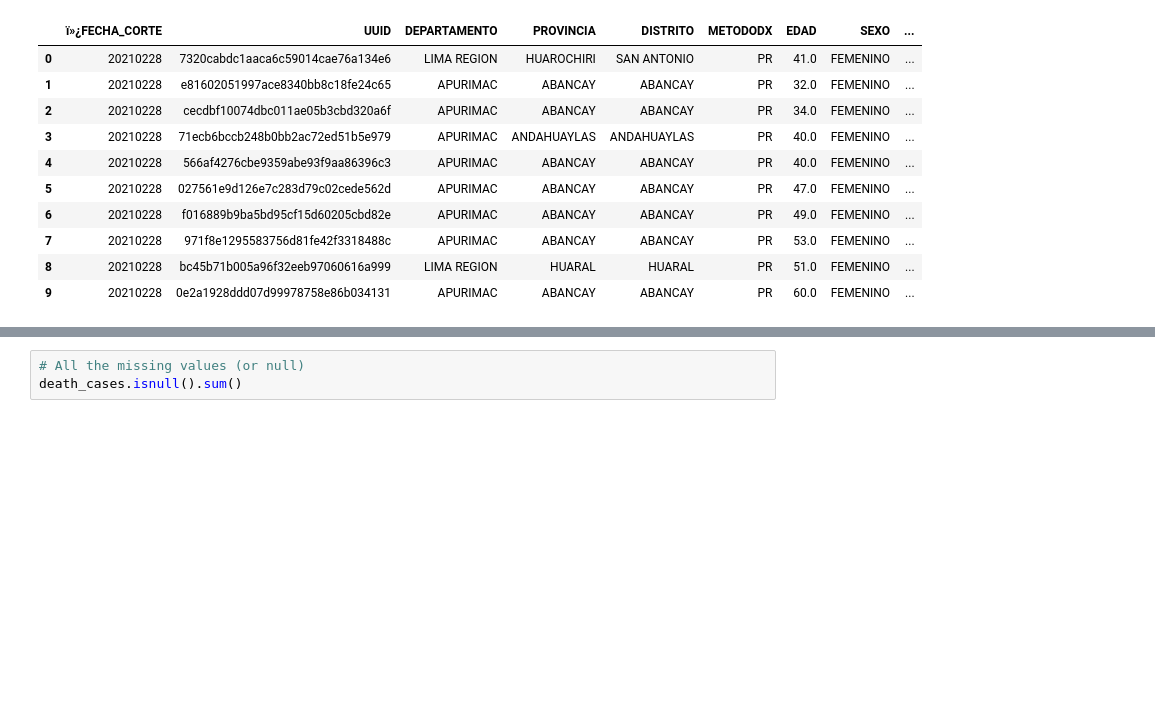
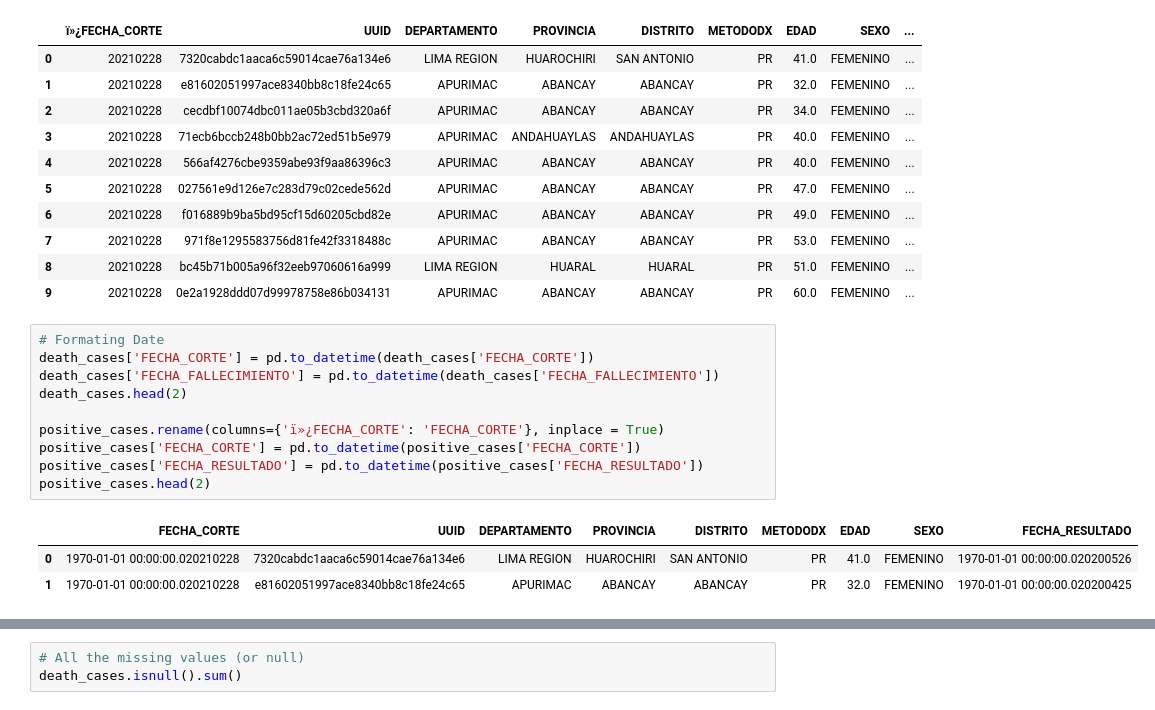
Before and after one commit to Frany-oss/Covid-in-Peru, a Jupyter notebook: Covid_In_Peru.ipynb, the cells around one changed output, grey strips where cells are left out. Drawn from its saved outputs; the diff is of its cells as text; blank space fills up the shorter version.

```diff
--- a/Covid_In_Peru.ipynb
+++ b/Covid_In_Peru.ipynb
@@ -52,5 +52,19 @@ positive_cases.head(10)
 | 7 | 20210228 | 971f8e1295583756d81fe42f3318488c | APURIMAC | ABANCAY | ABANCAY | PR | 53.0 | FEMENINO | ... |
 | 8 | 20210228 | bc45b71b005a96f32eeb97060616a999 | LIMA REGION | HUARAL | HUARAL | PR | 51.0 | FEMENINO | ... |
 | 9 | 20210228 | 0e2a1928ddd07d99978758e86b034131 | APURIMAC | ABANCAY | ABANCAY | PR | 60.0 | FEMENINO | ... |
+# %%
+# Formating Date
+death_cases['FECHA_CORTE'] = pd.to_datetime(death_cases['FECHA_CORTE'])
+death_cases['FECHA_FALLECIMIENTO'] = pd.to_datetime(death_cases['FECHA_FALLECIMIENTO'])
+death_cases.head(2)
+
+positive_cases.rename(columns={'ï»¿FECHA_CORTE': 'FECHA_CORTE'}, inplace = True)
+positive_cases['FECHA_CORTE'] = pd.to_datetime(positive_cases['FECHA_CORTE'])
+positive_cases['FECHA_RESULTADO'] = pd.to_datetime(positive_cases['FECHA_RESULTADO'])
+positive_cases.head(2)
+# %% [output]
+|  | FECHA_CORTE | UUID | DEPARTAMENTO | PROVINCIA | DISTRITO | METODODX | EDAD | SEXO | FECHA_RESULTADO |
+| 0 | 1970-01-01 00:00:00.020210228 | 7320cabdc1aaca6c59014cae76a134e6 | LIMA REGION | HUAROCHIRI | SAN ANTONIO | PR | 41.0 | FEMENINO | 1970-01-01 00:00:00.020200526 |
+| 1 | 1970-01-01 00:00:00.020210228 | e81602051997ace8340bb8c18fe24c65 | APURIMAC | ABANCAY | ABANCAY | PR | 32.0 | FEMENINO | 1970-01-01 00:00:00.020200425 |
 # %%
 # Analyzing if we have any missing values in our dataset (the white spaces are the missing values)
```
Also changed, not shown: parts of 5 cells of this notebook.
